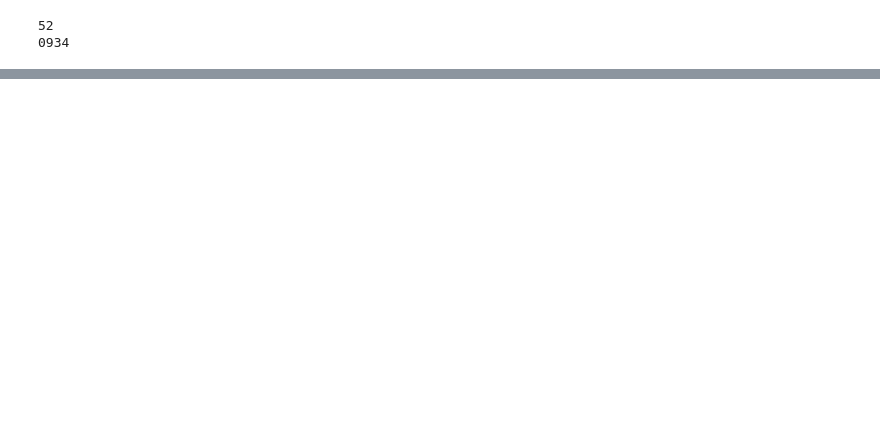
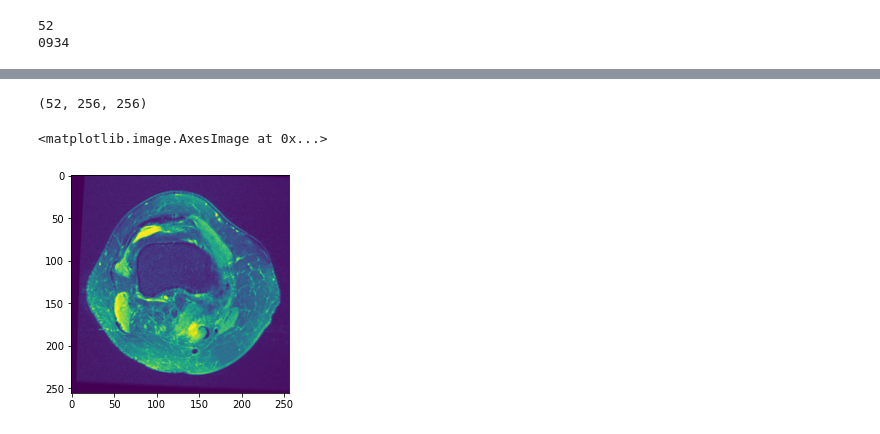
Before and after one commit to onestarYX/MSK-Image-Registration, a Jupyter notebook: MRNet/dataPreprocessor.ipynb, the cells around one changed output, grey strips where cells are left out. Cells and saved outputs as stored; diff of their text form; code cells hidden in the pictures; blank space fills up the shorter version.

```diff
--- a/MRNet/dataPreprocessor.ipynb
+++ b/MRNet/dataPreprocessor.ipynb
@@ -51,0 +156,11 @@ print(resultIndex)
+# %%
+moving_resampled = sitk.Resample(example_itk, atlas_itk, final_transform, sitk.sitkLinear, 0.0, example_itk.GetPixelID())
+# sitk.WriteImage(moving_resampled, os.path.join('.', 'RIRE_training_001_mr_T1_resampled.mha'))
+moving_resampled_np = sitk.GetArrayViewFromImage(moving_resampled)
+# %%
+print(moving_resampled_np.shape)
+plt.imshow(moving_resampled_np[9,:,:])
+# %% [output]
+(52, 256, 256)
+<matplotlib.image.AxesImage at 0x...>
+[figure, added]
```
Also changed, not shown: parts of 39 cells of this notebook, 2 other files.
